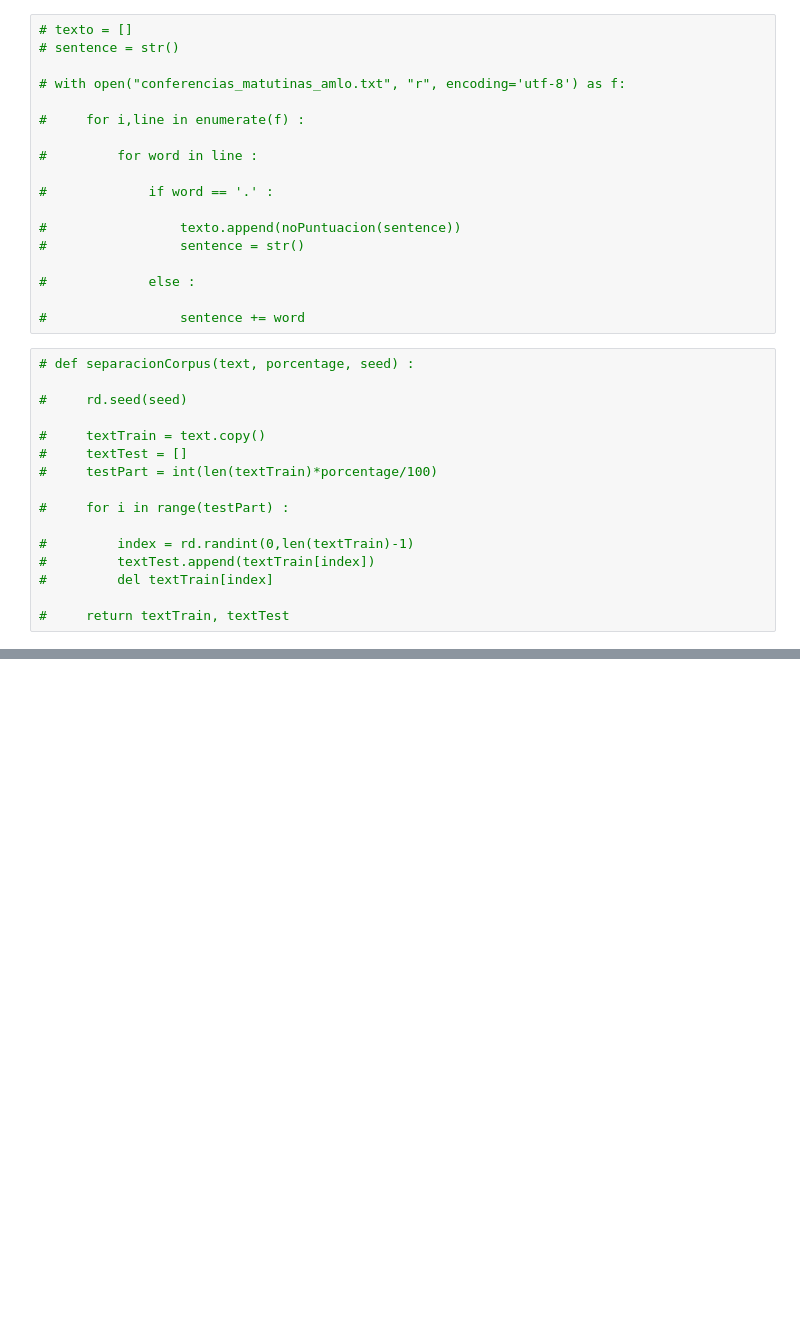
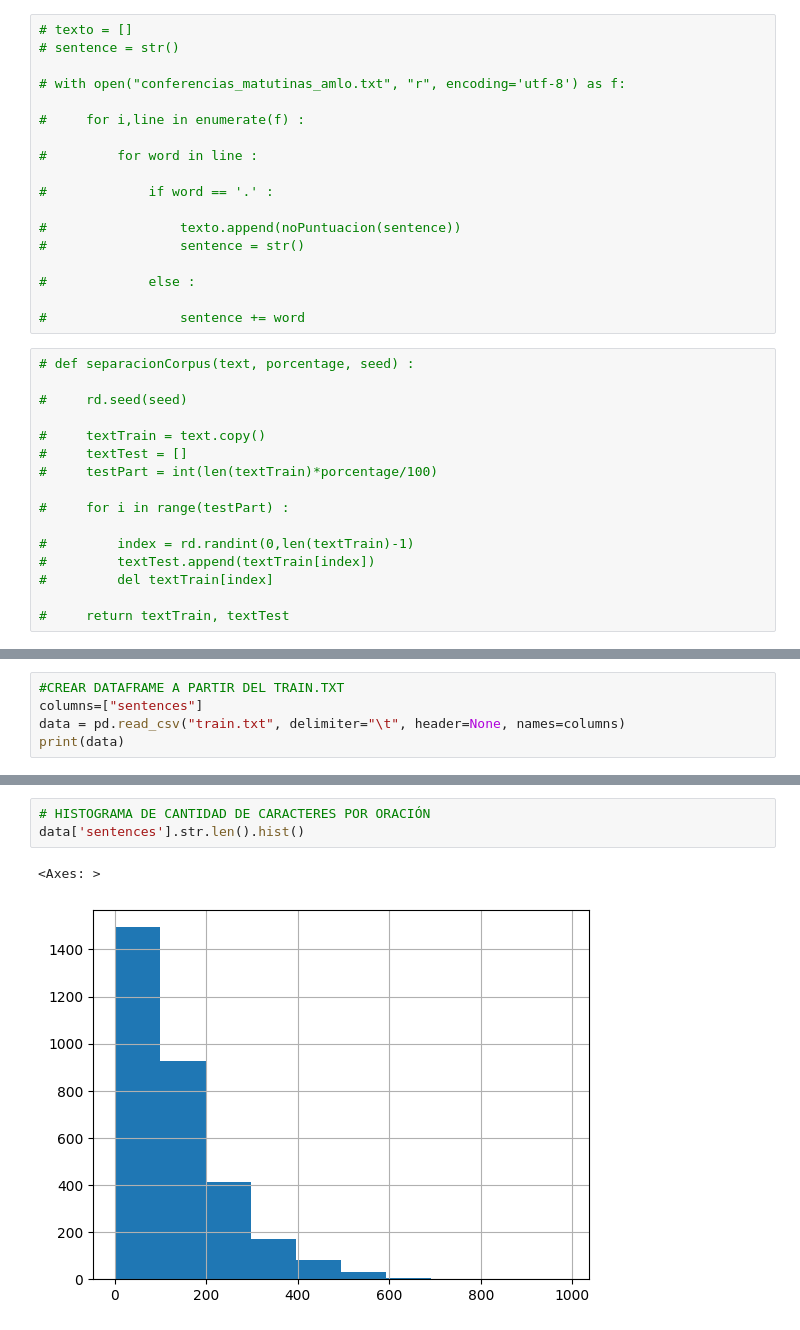
Before and after one commit to HectorAgValenzuela/PLN_2023-1, a Jupyter notebook: n-gramas/ObtencionDeDatos.ipynb, the cells around one changed output, grey strips where cells are left out. Saved outputs shown, nothing was run; the diff lists cells and outputs as text; blank space fills up the shorter version.

```diff
--- a/n-gramas/ObtencionDeDatos.ipynb
+++ b/n-gramas/ObtencionDeDatos.ipynb
@@ -251,0 +255,5 @@ Separaremos cada entrada del presidente en oraciones y creamos una lista de list
+# %%
+#CREAR DATAFRAME A PARTIR DEL TRAIN.TXT
+columns=["sentences"]
+data = pd.read_csv("train.txt", delimiter="\t", header=None, names=columns)
+print(data)
@@ -251,0 +275,6 @@ Separaremos cada entrada del presidente en oraciones y creamos una lista de list
+# %%
+# HISTOGRAMA DE CANTIDAD DE CARACTERES POR ORACIÓN
+data['sentences'].str.len().hist()
+# %% [output]
+<Axes: >
+[figure, added]
```
Also changed, not shown: parts of 9 cells of this notebook.
